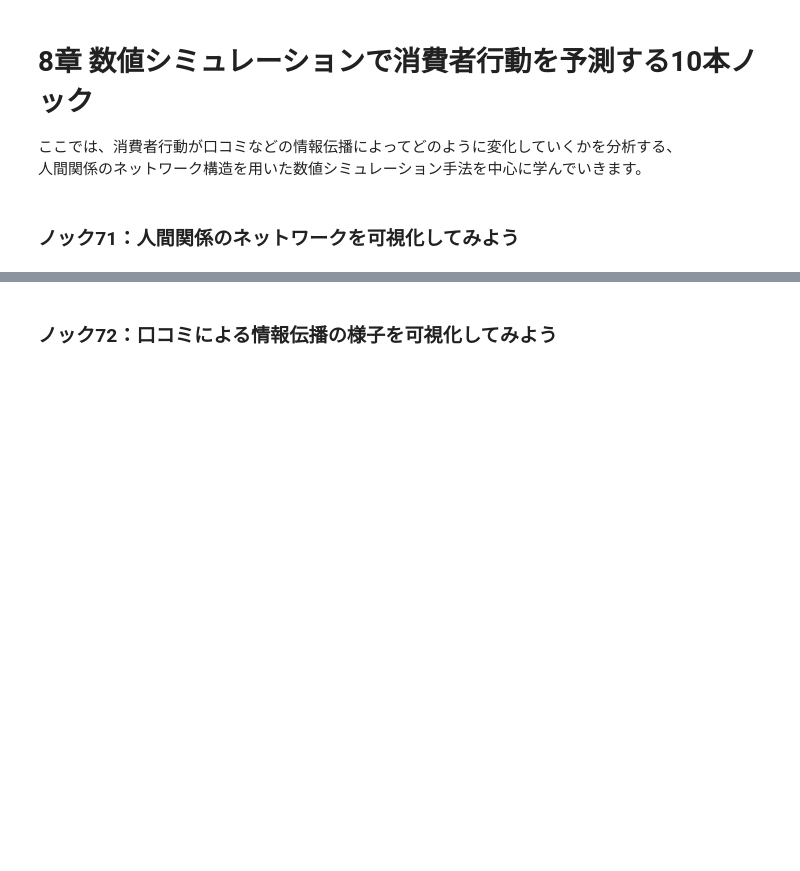
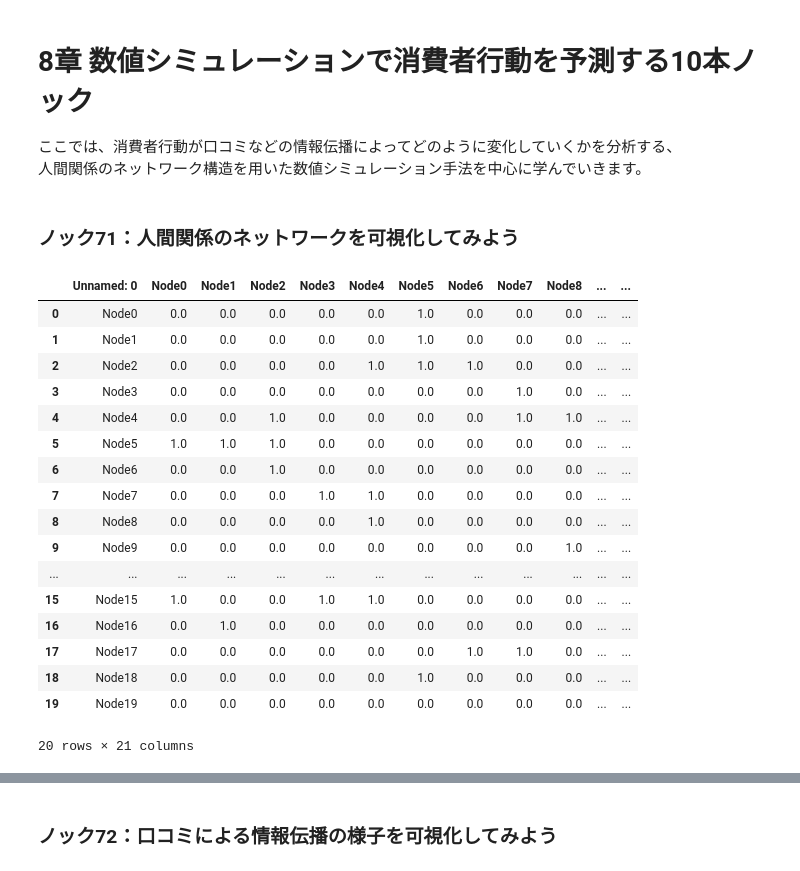
Before and after one commit to winuim/python-practical-data-analysis-100, a Jupyter notebook: Chapter-8/chapter-8.ipynb, the cells around one changed output, grey strips where cells are left out. Cells and saved outputs as stored; diff of their text form; code cells hidden in the pictures; blank space fills up the shorter version.

```diff
--- a/Chapter-8/chapter-8.ipynb
+++ b/Chapter-8/chapter-8.ipynb
@@ -5,3 +5,27 @@
 人間関係のネットワーク構造を用いた数値シミュレーション手法を中心に学んでいきます。
 # %% [markdown]
 ### ノック71：人間関係のネットワークを可視化してみよう
+# %%
+import pandas as pd
+
+df_links = pd.read_csv("links.csv")
+df_links
+# %% [output]
+|  | Unnamed: 0 | Node0 | Node1 | Node2 | Node3 | Node4 | Node5 | Node6 | Node7 | Node8 | ... | ... |
+| 0 | Node0 | 0.0 | 0.0 | 0.0 | 0.0 | 0.0 | 1.0 | 0.0 | 0.0 | 0.0 | ... | ... |
+| 1 | Node1 | 0.0 | 0.0 | 0.0 | 0.0 | 0.0 | 1.0 | 0.0 | 0.0 | 0.0 | ... | ... |
+| 2 | Node2 | 0.0 | 0.0 | 0.0 | 0.0 | 1.0 | 1.0 | 1.0 | 0.0 | 0.0 | ... | ... |
+| 3 | Node3 | 0.0 | 0.0 | 0.0 | 0.0 | 0.0 | 0.0 | 0.0 | 1.0 | 0.0 | ... | ... |
+| 4 | Node4 | 0.0 | 0.0 | 1.0 | 0.0 | 0.0 | 0.0 | 0.0 | 1.0 | 1.0 | ... | ... |
+| 5 | Node5 | 1.0 | 1.0 | 1.0 | 0.0 | 0.0 | 0.0 | 0.0 | 0.0 | 0.0 | ... | ... |
+| 6 | Node6 | 0.0 | 0.0 | 1.0 | 0.0 | 0.0 | 0.0 | 0.0 | 0.0 | 0.0 | ... | ... |
+| 7 | Node7 | 0.0 | 0.0 | 0.0 | 1.0 | 1.0 | 0.0 | 0.0 | 0.0 | 0.0 | ... | ... |
+| 8 | Node8 | 0.0 | 0.0 | 0.0 | 0.0 | 1.0 | 0.0 | 0.0 | 0.0 | 0.0 | ... | ... |
+| 9 | Node9 | 0.0 | 0.0 | 0.0 | 0.0 | 0.0 | 0.0 | 0.0 | 0.0 | 1.0 | ... | ... |
+| ... | ... | ... | ... | ... | ... | ... | ... | ... | ... | ... | ... | ... |
+| 15 | Node15 | 1.0 | 0.0 | 0.0 | 1.0 | 1.0 | 0.0 | 0.0 | 0.0 | 0.0 | ... | ... |
+| 16 | Node16 | 0.0 | 1.0 | 0.0 | 0.0 | 0.0 | 0.0 | 0.0 | 0.0 | 0.0 | ... | ... |
+| 17 | Node17 | 0.0 | 0.0 | 0.0 | 0.0 | 0.0 | 0.0 | 1.0 | 1.0 | 0.0 | ... | ... |
+| 18 | Node18 | 0.0 | 0.0 | 0.0 | 0.0 | 0.0 | 1.0 | 0.0 | 0.0 | 0.0 | ... | ... |
+| 19 | Node19 | 0.0 | 0.0 | 0.0 | 0.0 | 0.0 | 0.0 | 0.0 | 0.0 | 0.0 | ... | ... |
+20 rows × 21 columns
```
Also changed, not shown: parts of 1 cell of this notebook.
